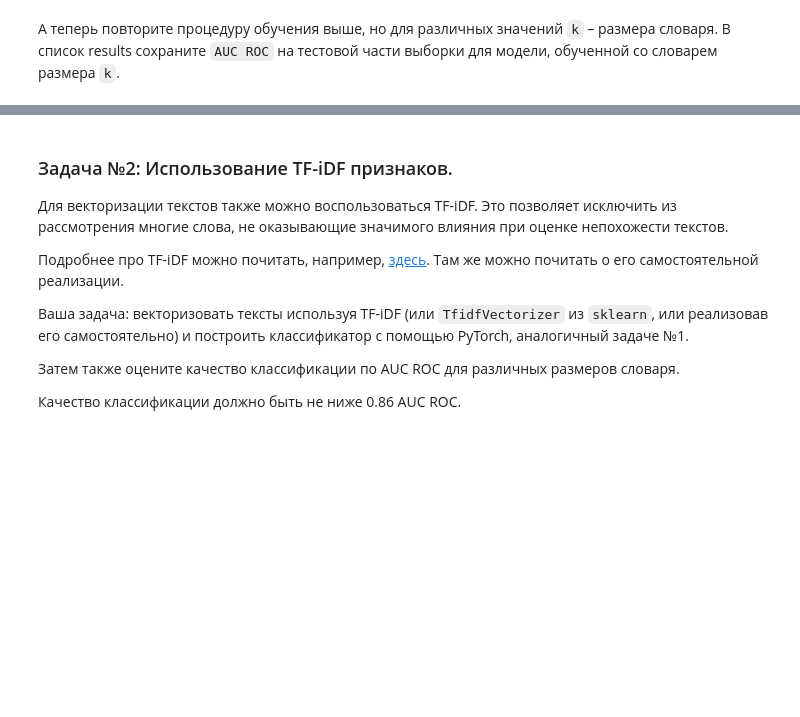
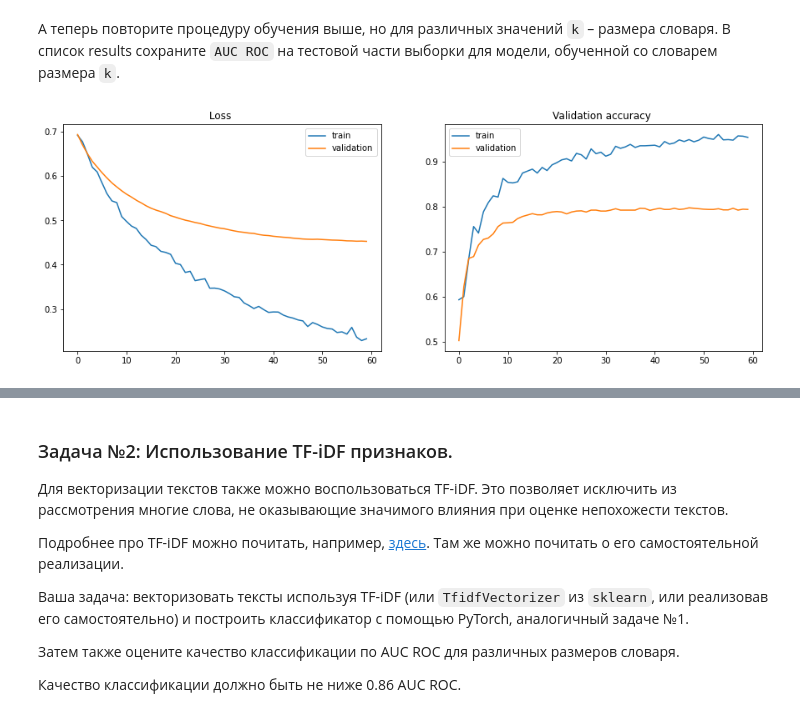
Before and after one commit to shinobu9/mipt-ml-course, a Jupyter notebook: homeworks_advanced/assignment01_text_classification/assignment01.ipynb, the cells around one changed output, grey strips where cells are left out. Cells and saved outputs as stored; diff of their text form; code cells hidden in the pictures; blank space fills up the shorter version.

```diff
--- a/homeworks_advanced/assignment01_text_classification/assignment01.ipynb
+++ b/homeworks_advanced/assignment01_text_classification/assignment01.ipynb
@@ -199,19 +209,19 @@ def train_model(
         y_batch = y_train_torch[ix]
 
         # predict log-probabilities or logits
-        y_predicted = # your code here
+        y_predicted = model.forward(x_batch.to(device))
 
         # compute loss, just like before
-        loss = # your code here
+        loss = loss_function(y_predicted, y_batch)
 
         # compute gradients
-        # your code here
+        loss.backward()
 
         # Adam step
-        # your code here
+        opt.step()
 
         # clear gradients
-        # your code here
+        opt.zero_grad()
 
         local_train_loss_history.append(loss.item())
         local_train_acc_history.append(
@@ -248,15 +262,31 @@ assert out_dict['bow_log_reg_sklearn_test'] - out_dict['bow_nn_torch_test'] < 0.
 # %% [markdown]
 А теперь повторите процедуру обучения выше, но для различных значений `k` – размера словаря. В список results сохраните `AUC ROC` на тестовой части выборки для модели, обученной со словарем размера `k`.
-# %%
-vocab_sizes_list = np.arange(100, 5800, 700)
-results = []
-
-for k in vocab_sizes_list:
-    # your code here
-    predicted_probas_on_test_for_k_sized_dict = None
-    assert predicted_probas_on_test_for_k_sized_dict is not None
-    auc = roc_auc_score(y_test, predicted_probas_on_test_for_k_sized_dict)
-    results.append(auc)
+# %%
+vocab_sizes_list = np.arange(100, 5800, 700)
+results = []
+
+y_train_torch = torch.Tensor(y_train).type(torch.LongTensor).to(device)
+y_test_torch = torch.Tensor(y_test).type(torch.LongTensor).to(device)
+
+for k in vocab_sizes_list:
+    model = LogReg(k,2)
+    loss_function = torch.nn.CrossEntropyLoss()
+    opt = torch.optim.Adam(model.parameters(), lr=1e-3)
+    counts = Counter(' '.join(texts_train).split())
+    bow_vocabulary = [key for key, val in counts.most_common(k)]
+
+    X_train_bow = np.stack(list(map(text_to_bow, texts_train)))
+    X_test_bow = np.stack(list(map(text_to_bow, texts_test)))
+    X_train_bow_torch = torch.Tensor(X_train_bow).to(device)
+    X_test_bow_torch = torch.Tensor(X_test_bow).to(device)
+
+    bow_nn_model = train_model(model, opt, X_train_bow_torch, y_train_torch, X_test_bow_torch, y_test_torch, n_iterations=3000)
+    predicted_probas_on_test_for_k_sized_dict = bow_nn_model(X_test_bow_torch).detach().cpu().numpy()[:, 1]
+    assert predicted_probas_on_test_for_k_sized_dict is not None
+    auc = roc_auc_score(y_test, predicted_probas_on_test_for_k_sized_dict)
+    results.append(auc)
+# %% [output]
+[figure, added]
 # %%
 # do not change the code in the block below
 # __________start of block__________
```
Also changed, not shown: parts of 31 cells of this notebook.
